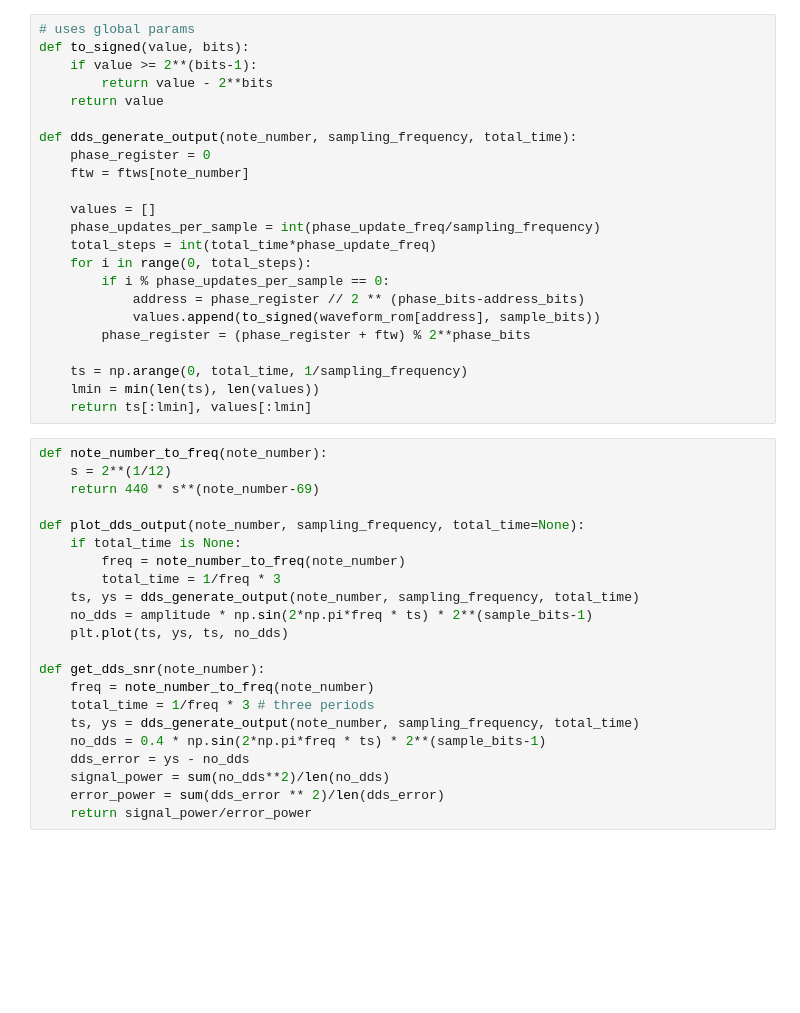
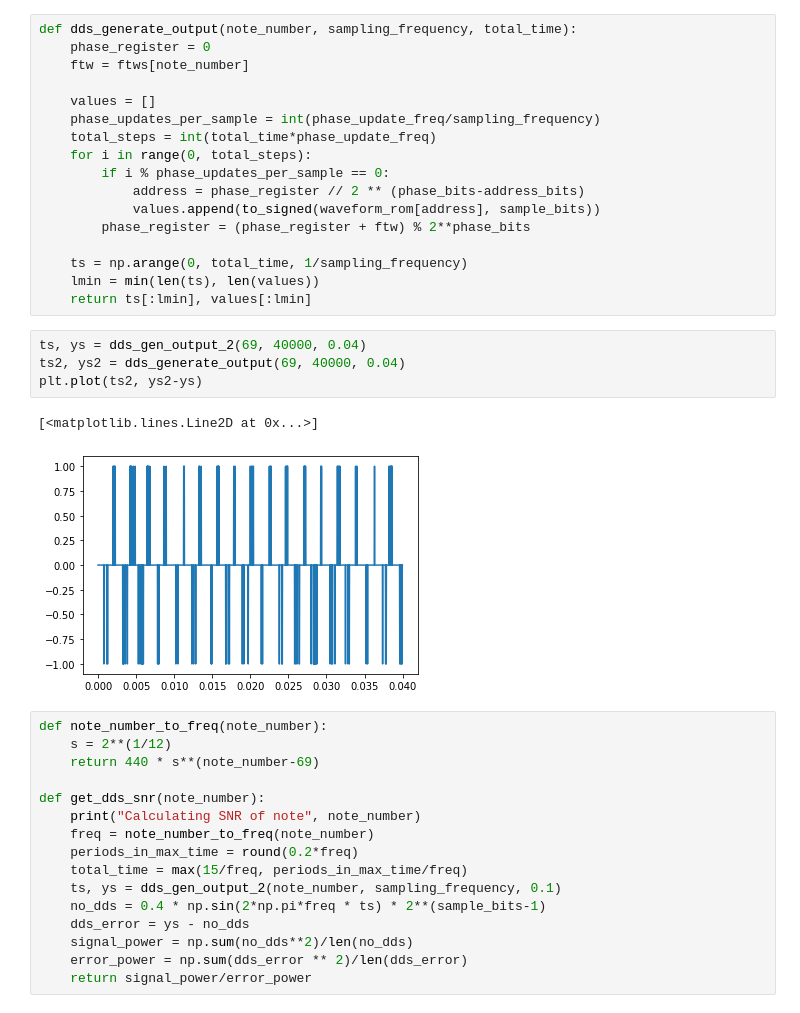
Before and after one commit to doppioandante/tesi, a Jupyter notebook: scripts/DDS + pwm error .ipynb, the cells around one changed output. Cells and saved outputs as stored; diff of their text form; blank space fills up the shorter version.

```diff
--- a/scripts/DDS + pwm error .ipynb
+++ b/scripts/DDS + pwm error .ipynb
@@ -20,10 +41,4 @@ waveform_rom = get_waveform_rom(address_bits, sample_bits)
 # %%
-# uses global params
-def to_signed(value, bits):
-    if value >= 2**(bits-1):
-        return value - 2**bits
-    return value
-
 def dds_generate_output(note_number, sampling_frequency, total_time):
     phase_register = 0
     ftw = ftws[note_number]
@@ -40,26 +55,27 @@ def dds_generate_output(note_number, sampling_frequency, total_time):
     ts = np.arange(0, total_time, 1/sampling_frequency)
     lmin = min(len(ts), len(values))
     return ts[:lmin], values[:lmin]
+# %%
+ts, ys = dds_gen_output_2(69, 40000, 0.04)
+ts2, ys2 = dds_generate_output(69, 40000, 0.04)
+plt.plot(ts2, ys2-ys)
+# %% [output]
+[<matplotlib.lines.Line2D at 0x...>]
+[figure, added]
 # %%
 def note_number_to_freq(note_number):
     s = 2**(1/12)
     return 440 * s**(note_number-69)
 
-def plot_dds_output(note_number, sampling_frequency, total_time=None):
-    if total_time is None:
-        freq = note_number_to_freq(note_number)
-        total_time = 1/freq * 3
-    ts, ys = dds_generate_output(note_number, sampling_frequency, total_time)
-    no_dds = amplitude * np.sin(2*np.pi*freq * ts) * 2**(sample_bits-1)
-    plt.plot(ts, ys, ts, no_dds)
-
 def get_dds_snr(note_number):
+    print("Calculating SNR of note", note_number)
     freq = note_number_to_freq(note_number)
-    total_time = 1/freq * 3 # three periods
-    ts, ys = dds_generate_output(note_number, sampling_frequency, total_time)
+    periods_in_max_time = round(0.2*freq)
+    total_time = max(15/freq, periods_in_max_time/freq)
+    ts, ys = dds_gen_output_2(note_number, sampling_frequency, 0.1)
     no_dds = 0.4 * np.sin(2*np.pi*freq * ts) * 2**(sample_bits-1)
     dds_error = ys - no_dds
-    signal_power = sum(no_dds**2)/len(no_dds)
-    error_power = sum(dds_error ** 2)/len(dds_error)
+    signal_power = np.sum(no_dds**2)/len(no_dds)
+    error_power = np.sum(dds_error ** 2)/len(dds_error)
     return signal_power/error_power
 # %%
```
Also changed, not shown: parts of 17 cells of this notebook, 20 other files.
